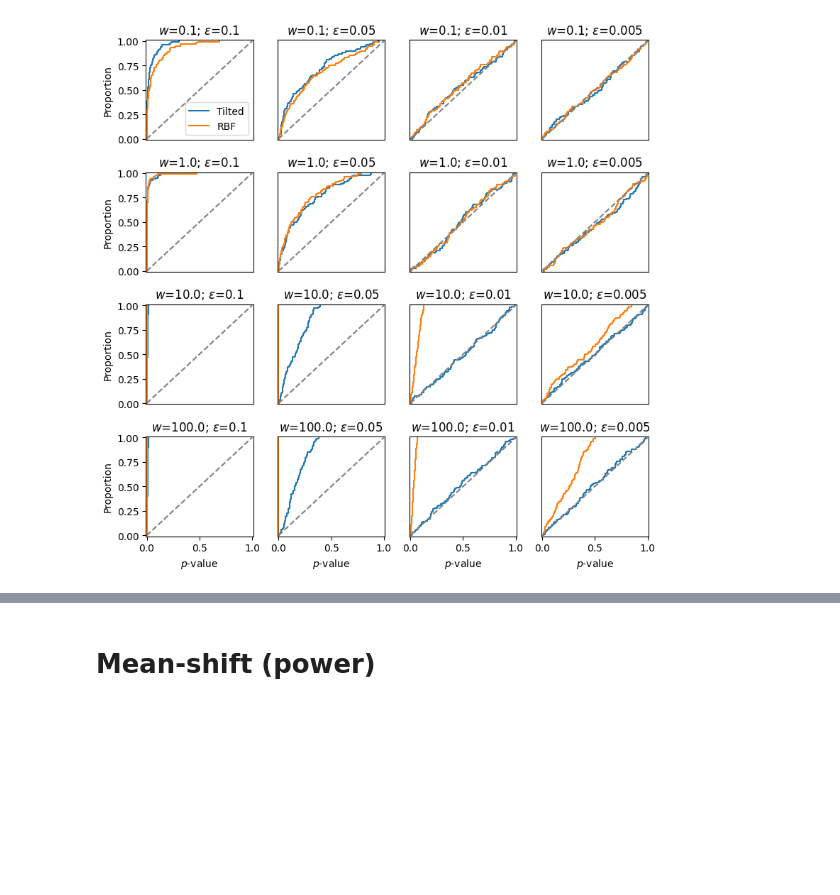
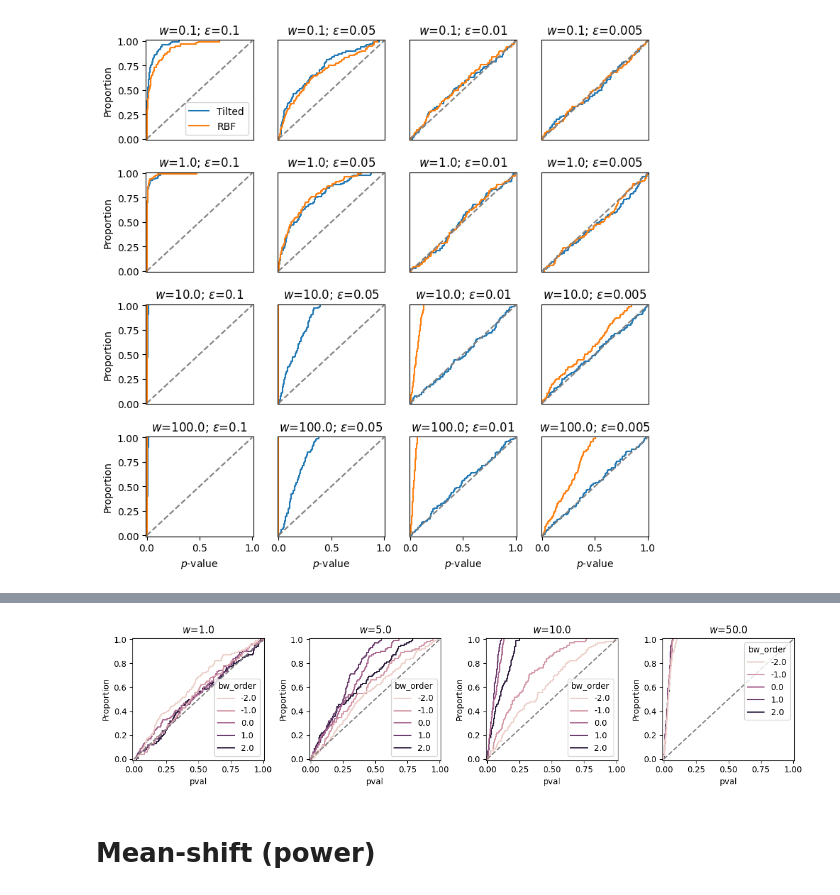
Before and after one commit to XingLLiu/robust-kernel-test, a Jupyter notebook: notebooks/KSD_robust.ipynb, the cells around one changed output, grey strips where cells are left out. Drawn from its saved outputs; the diff is of its cells as text; code cells hidden in the pictures; blank space fills up the shorter version.

```diff
--- a/notebooks/KSD_robust.ipynb
+++ b/notebooks/KSD_robust.ipynb
@@ -180,0 +186,19 @@ plt.tight_layout()
+# %%
+np.random.seed(2024)
+
+n = 500
+n_ls = [n]
+eps_ls = [0.01]
+# %%
+outlier_ls = [1., 5., 10., 50.]
+eps0 = 0.01 # oracle
+bandwidth_ls = [1e-2, 1e-1, 1., 10., 100.]
+
+res_ol_bw = {}
+for ol in outlier_ls:
+    print("outlier:", ol)
+    res_ol_bw[ol] = {}
+
+    for bw in bandwidth_ls:
+        sub_res_ol = rej_rate_outliers(ol, n_ls, eps_ls, eps0=eps0, nreps=100, bandwidth=bw)
+        res_ol_bw[ol][bw] = sub_res_ol
@@ -181,3 +222,33 @@ plt.tight_layout()
+# %%
+ncols = len(outlier_ls)
+figs, axes = plt.subplots(ncols=ncols, nrows=1, figsize=(3*ncols, 3))
+
+method_ls = ["rbf"]
+
+for ax, ol in zip(axes.flatten(), outlier_ls):
+
+    plot_df = {"pval": [], "method": [], "bw": [], "bw_order": []}
+    for bw in bandwidth_ls:
+        for mm in method_ls:
+            rr = res_ol_bw[ol][bw][n][eps_ls[0]][mm]
+            plot_df["pval"] = plot_df["pval"] + np.array(rr["pval"]).tolist()
+            plot_df["method"] = plot_df["method"] + [mm] * len(rr["pval"])
+            plot_df["bw"] = plot_df["bw"] + [bw] * len(rr["pval"])
+            plot_df["bw_order"] = plot_df["bw_order"] + [np.round(np.log(bw) / np.log(10.), 2)] * len(rr["pval"])
+
+    plot_df = pd.DataFrame(plot_df)
+
+    # plot
+    sns.ecdfplot(ax=ax, data=plot_df, x="pval", hue="bw_order")
+    ax.plot([0., 1.], [0., 1.], linestyle="--", color="grey")
+    ax.set_xlim(-0.01, 1.01)
+    ax.set_ylim(-0.01, 1.01)
+    ax.set_title(rf"$w$={ol}")
+
+# axes.flatten()[0].legend(loc="lower right")
+plt.tight_layout()
+# %% [output]
+[figure, added]
 # %% [markdown]
 # Mean-shift (power)
 # %%
```
Also changed, not shown: parts of 9 cells of this notebook, 4 other files.
